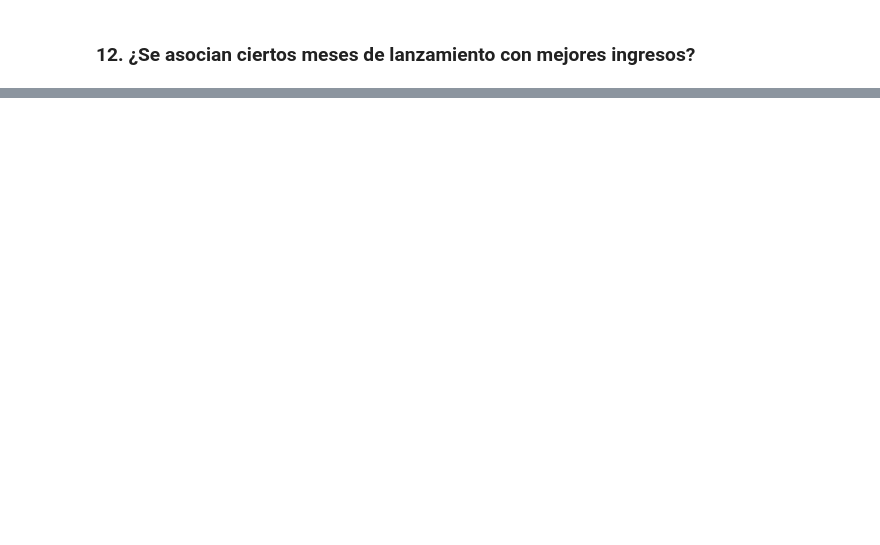
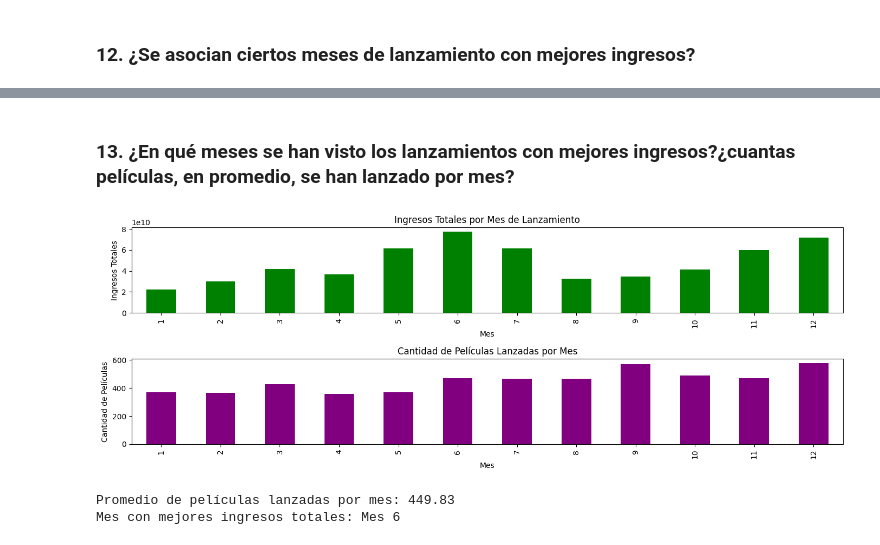
Before and after one commit to Vann06/Mineria_Datos, a Jupyter notebook: Preguntas_Clave/PC_9_16.ipynb, the cells around one changed output, grey strips where cells are left out. Cells and saved outputs as stored; diff of their text form; code cells hidden in the pictures; blank space fills up the shorter version.

```diff
--- a/Preguntas_Clave/PC_9_16.ipynb
+++ b/Preguntas_Clave/PC_9_16.ipynb
@@ -169,0 +240,29 @@ df12 = df12[df12['revenue'] > 0]
+# %% [markdown]
+### 13. ¿En qué meses se han visto los lanzamientos con mejores ingresos?¿cuantas películas, en promedio, se han lanzado por mes?
+# %%
+total_revenue_by_month = df12.groupby('release_month')['revenue'].sum().sort_index()
+avg_movies_by_month = df12['release_month'].value_counts().sort_index().mean()
+
+fig, axes = plt.subplots(2, 1, figsize=(14, 5))
+
+#  Grafico ingresos totales por mes
+total_revenue_by_month.plot(kind='bar', ax=axes[0], color='green')
+axes[0].set_title('Ingresos Totales por Mes de Lanzamiento')
+axes[0].set_xlabel('Mes')
+axes[0].set_ylabel('Ingresos Totales')
+
+# Gráfico de películas por mes
+df12.groupby('release_month').size().plot(kind='bar', ax=axes[1], color='purple')
+axes[1].set_title('Cantidad de Películas Lanzadas por Mes')
+axes[1].set_xlabel('Mes')
+axes[1].set_ylabel('Cantidad de Películas')
+
+plt.tight_layout()
+plt.show()
+
+print(f"Promedio de películas lanzadas por mes: {avg_movies_by_month:.2f}")
+print(f"Mes con mejores ingresos totales: Mes {total_revenue_by_month.idxmax()}")
+# %% [output]
+[figure, added]
+Promedio de películas lanzadas por mes: 449.83
+Mes con mejores ingresos totales: Mes 6
```
Also changed, not shown: parts of 14 cells of this notebook.
